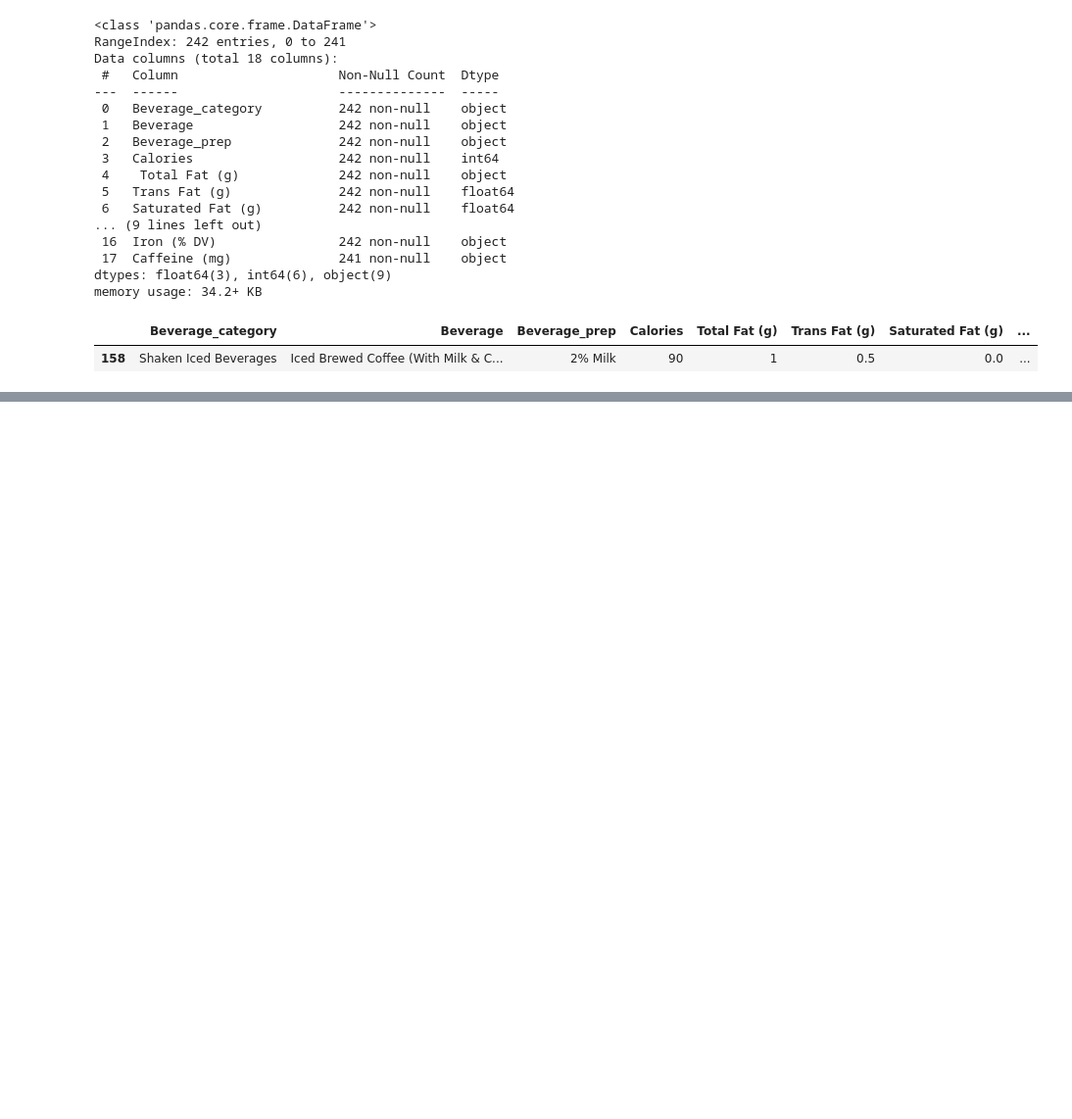
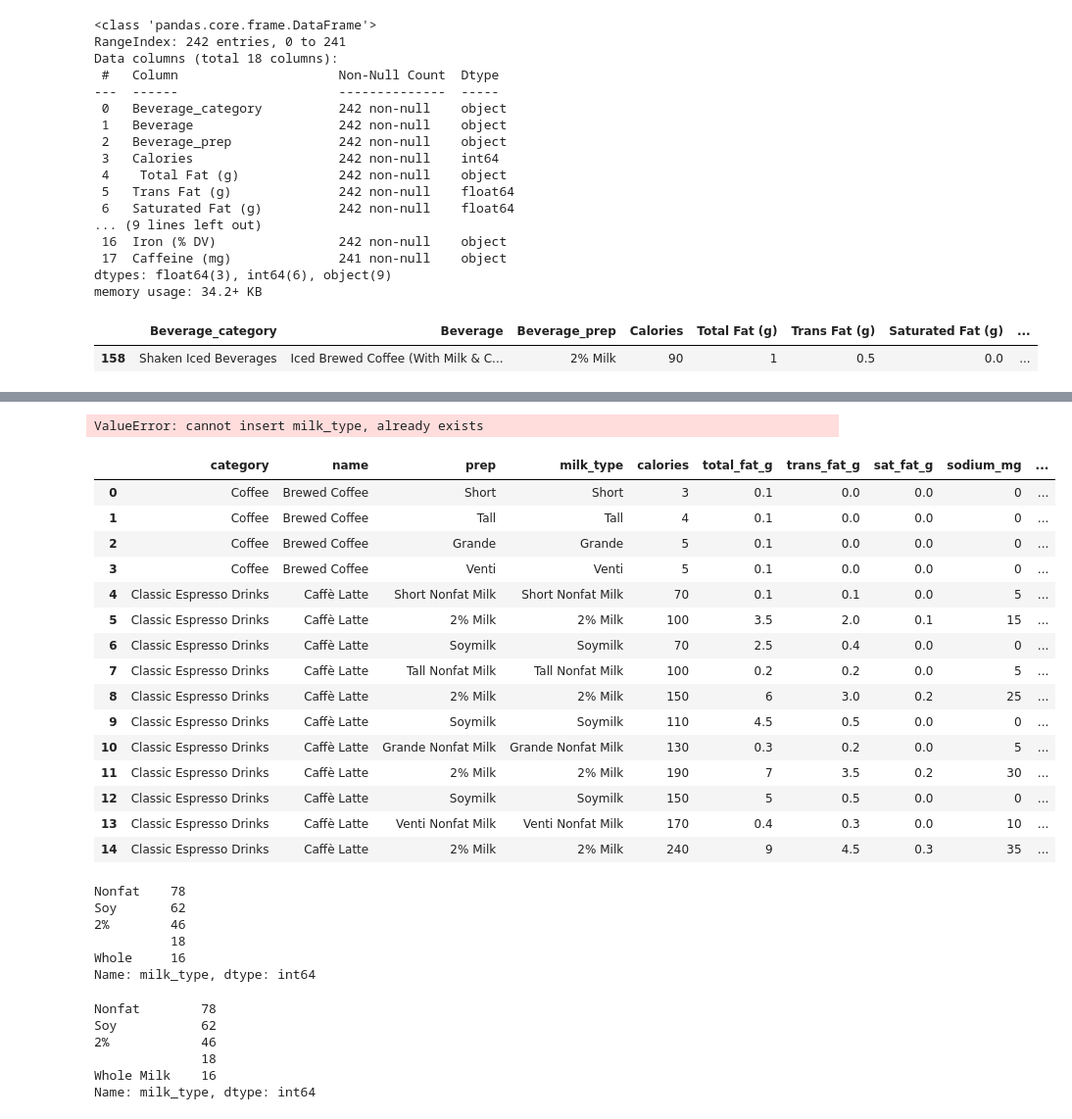
Before and after one commit to Ugi77/projects, a Jupyter notebook: NutritionAnalysisTour/clean_pandas.ipynb, the cells around one changed output, grey strips where cells are left out. Shown: that part at 98% size. Cells and saved outputs as stored; diff of their text form; code cells hidden in the pictures; blank space fills up the shorter version.

```diff
--- a/NutritionAnalysisTour/clean_pandas.ipynb
+++ b/NutritionAnalysisTour/clean_pandas.ipynb
@@ -47,0 +119,2 @@ sb_clean[sb_clean.isna().any(axis = 1)]
+# %%
+sb_clean['iron_%dv'] = sb_clean['iron_%dv'].apply(lambda x: x.replace('.00', '') if '.00' in x else x)
@@ -47,0 +159,5 @@ sb_clean[sb_clean.isna().any(axis = 1)]
+# %%
+# Filtering data to remove non-numeric caffeine values
+sb_clean = sb_clean[sb_clean['caffeine_mg'] != 'varies']
+sb_clean = sb_clean[sb_clean['caffeine_mg'] != 'Varies']
+sb_clean['caffeine_mg'].value_counts()
@@ -47,0 +182,8 @@ sb_clean[sb_clean.isna().any(axis = 1)]
+# %%
+# cast vitamin/mineral data type from object to int
+sb_clean['vit_a_%dv'] = sb_clean['vit_a_%dv'].astype(int)
+sb_clean['vit_c_%dv'] = sb_clean['vit_c_%dv'].astype(int)
+sb_clean['calcium_%dv'] = sb_clean['calcium_%dv'].astype(int)
+sb_clean['iron_%dv'] = sb_clean['iron_%dv'].astype(int)
+sb_clean['caffeine_mg'] = sb_clean['caffeine_mg'].astype(int)
+sb_clean.info()
@@ -48,3 +208,50 @@ sb_clean[sb_clean.isna().any(axis = 1)]
 # %%
-# Normalize Beverage_prep: add column for milk type, remove “Milk” from every cell, label column as milk_type with selection of soy, 2%, or nonfat
+# Normalize prep column: add column for milk type
+sb_clean.insert(3, "milk_type", sb_clean["prep"])
+# %% [output]
+ValueError: cannot insert milk_type, already exists
+# %%
+sb_clean.head(15)
+# %% [output]
+|  | category | name | prep | milk_type | calories | total_fat_g | trans_fat_g | sat_fat_g | sodium_mg | ... |
+| 0 | Coffee | Brewed Coffee | Short | Short | 3 | 0.1 | 0.0 | 0.0 | 0 | ... |
+| 1 | Coffee | Brewed Coffee | Tall | Tall | 4 | 0.1 | 0.0 | 0.0 | 0 | ... |
+| 2 | Coffee | Brewed Coffee | Grande | Grande | 5 | 0.1 | 0.0 | 0.0 | 0 | ... |
+| 3 | Coffee | Brewed Coffee | Venti | Venti | 5 | 0.1 | 0.0 | 0.0 | 0 | ... |
+| 4 | Classic Espresso Drinks | Caffè Latte | Short Nonfat Milk | Short Nonfat Milk | 70 | 0.1 | 0.1 | 0.0 | 5 | ... |
+| 5 | Classic Espresso Drinks | Caffè Latte | 2% Milk | 2% Milk | 100 | 3.5 | 2.0 | 0.1 | 15 | ... |
+| 6 | Classic Espresso Drinks | Caffè Latte | Soymilk | Soymilk | 70 | 2.5 | 0.4 | 0.0 | 0 | ... |
+| 7 | Classic Espresso Drinks | Caffè Latte | Tall Nonfat Milk | Tall Nonfat Milk | 100 | 0.2 | 0.2 | 0.0 | 5 | ... |
+| 8 | Classic Espresso Drinks | Caffè Latte | 2% Milk | 2% Milk | 150 | 6 | 3.0 | 0.2 | 25 | ... |
+| 9 | Classic Espresso Drinks | Caffè Latte | Soymilk | Soymilk | 110 | 4.5 | 0.5 | 0.0 | 0 | ... |
+| 10 | Classic Espresso Drinks | Caffè Latte | Grande Nonfat Milk | Grande Nonfat Milk | 130 | 0.3 | 0.2 | 0.0 | 5 | ... |
+| 11 | Classic Espresso Drinks | Caffè Latte | 2% Milk | 2% Milk | 190 | 7 | 3.5 | 0.2 | 30 | ... |
+| 12 | Classic Espresso Drinks | Caffè Latte | Soymilk | Soymilk | 150 | 5 | 0.5 | 0.0 | 0 | ... |
+| 13 | Classic Espresso Drinks | Caffè Latte | Venti Nonfat Milk | Venti Nonfat Milk | 170 | 0.4 | 0.3 | 0.0 | 10 | ... |
+| 14 | Classic Espresso Drinks | Caffè Latte | 2% Milk | 2% Milk | 240 | 9 | 4.5 | 0.3 | 35 | ... |
+# %%
+# Using lambdas to update milk_type with selection of soy, 2%, whole, or nonfat
+sb_clean['milk_type'] = sb_clean['milk_type'].apply(lambda x: 'Soy' if 'Soy' in x else x)
+sb_clean['milk_type'] = sb_clean['milk_type'].apply(lambda x: 'Nonfat' if 'Nonfat' in x else x)
+sb_clean['milk_type'] = sb_clean['milk_type'].apply(lambda x: '2%' if '2%' in x else x)
+sb_clean['milk_type'] = sb_clean['milk_type'].apply(lambda x: 'Whole' if 'Whole Milk' in x else x)
+sb_clean['milk_type'].value_counts()
+# %% [output]
+Nonfat    78
+Soy       62
+2%        46
+          18
+Whole     16
+Name: milk_type, dtype: int64
+# %%
+# Remove extraneous descriptors besides types of milk
+sb_clean['milk_type'] = sb_clean['milk_type'].apply(lambda x: '' if 'Tall' in x or 'Grande' in x or 'Venti' in x or 'Short' in x or 'Solo' in x or 'Doppio' in x else x)
+sb_clean['milk_type'].value_counts()
+# %% [output]
+Nonfat        78
+Soy           62
+2%            46
+              18
+Whole Milk    16
+Name: milk_type, dtype: int64
 # %%
```
Also changed, not shown: parts of 16 cells of this notebook.
